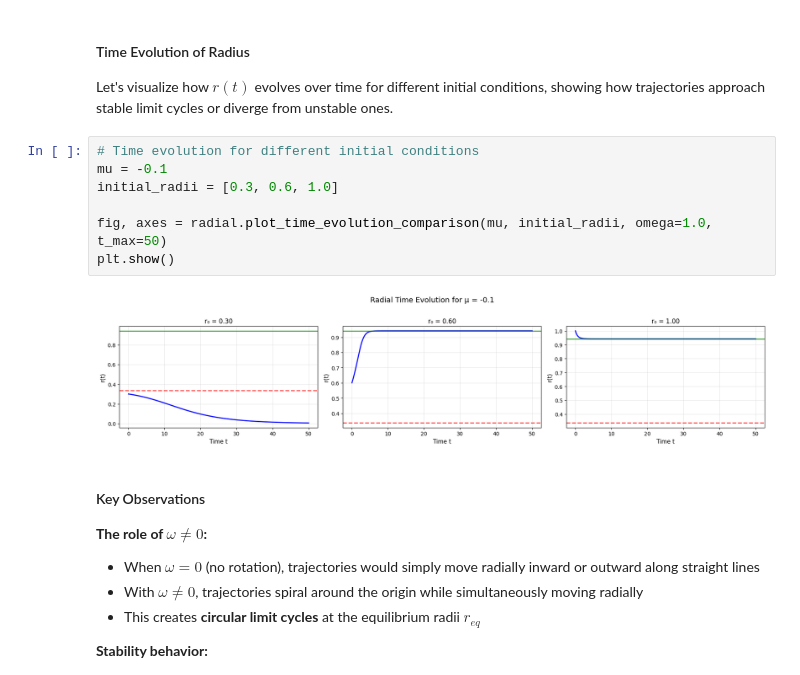
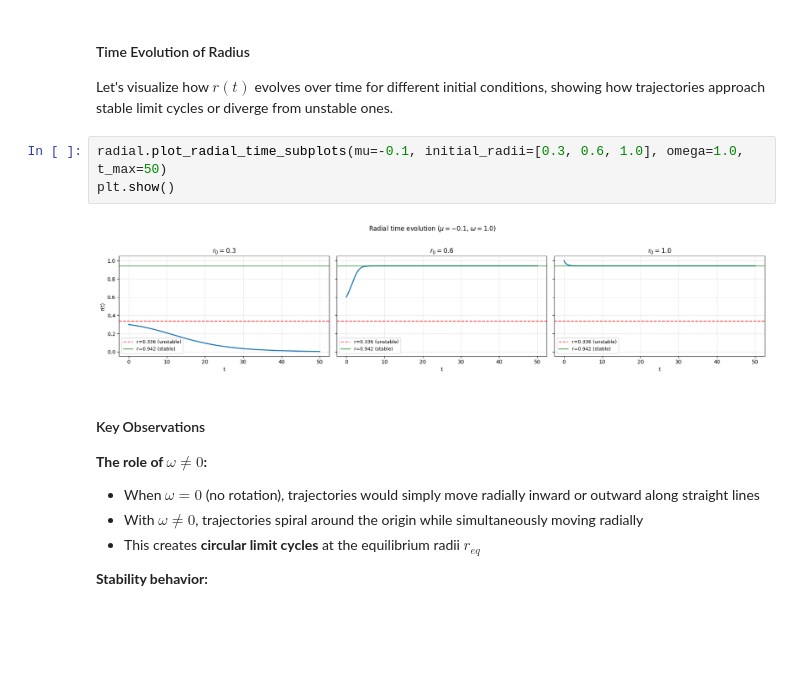
Before and after one commit to trcools/2e-bachelor-Fysica, a Jupyter notebook: Biophysics/Examen/Exam-part-2/finals-part-2.ipynb, the cells around one changed output. Saved outputs shown, nothing was run; the diff lists cells and outputs as text; blank space fills up the shorter version.

```diff
--- a/Biophysics/Examen/Exam-part-2/finals-part-2.ipynb
+++ b/Biophysics/Examen/Exam-part-2/finals-part-2.ipynb
@@ -108,14 +118,10 @@ plt.show()
 
 Let's visualize how $r(t)$ evolves over time for different initial conditions, showing how trajectories approach stable limit cycles or diverge from unstable ones.
 # %%
-# Time evolution for different initial conditions
-mu = -0.1
-initial_radii = [0.3, 0.6, 1.0]
-
-fig, axes = radial.plot_time_evolution_comparison(mu, initial_radii, omega=1.0, t_max=50)
+radial.plot_radial_time_subplots(mu=-0.1, initial_radii=[0.3, 0.6, 1.0], omega=1.0, t_max=50)
 plt.show()
 # %% [output]
-[figure, old version]
+[figure, new version]
 # %% [markdown]
 #### Key Observations
 
```
Also changed, not shown: parts of 28 cells of this notebook, 37 other files.
